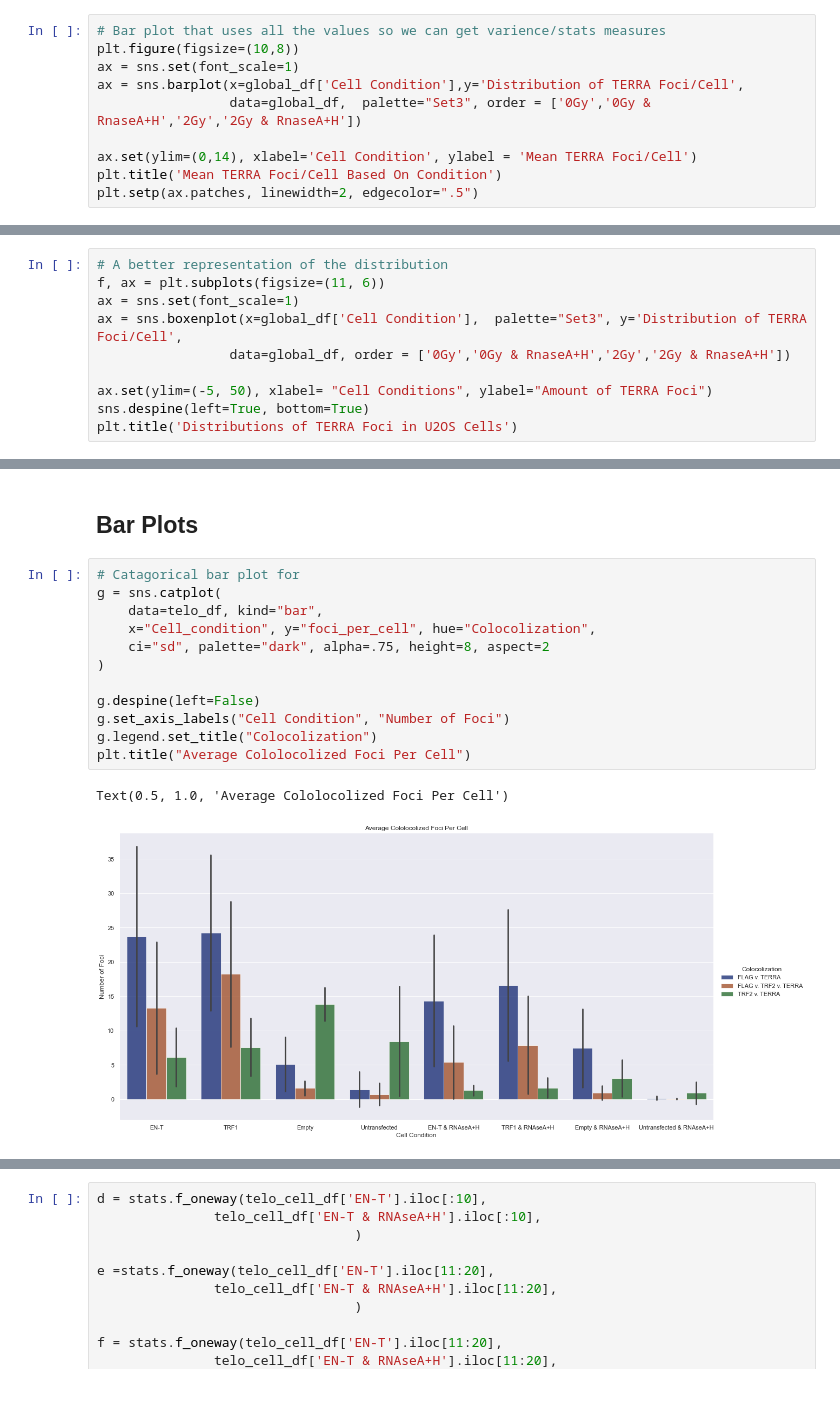
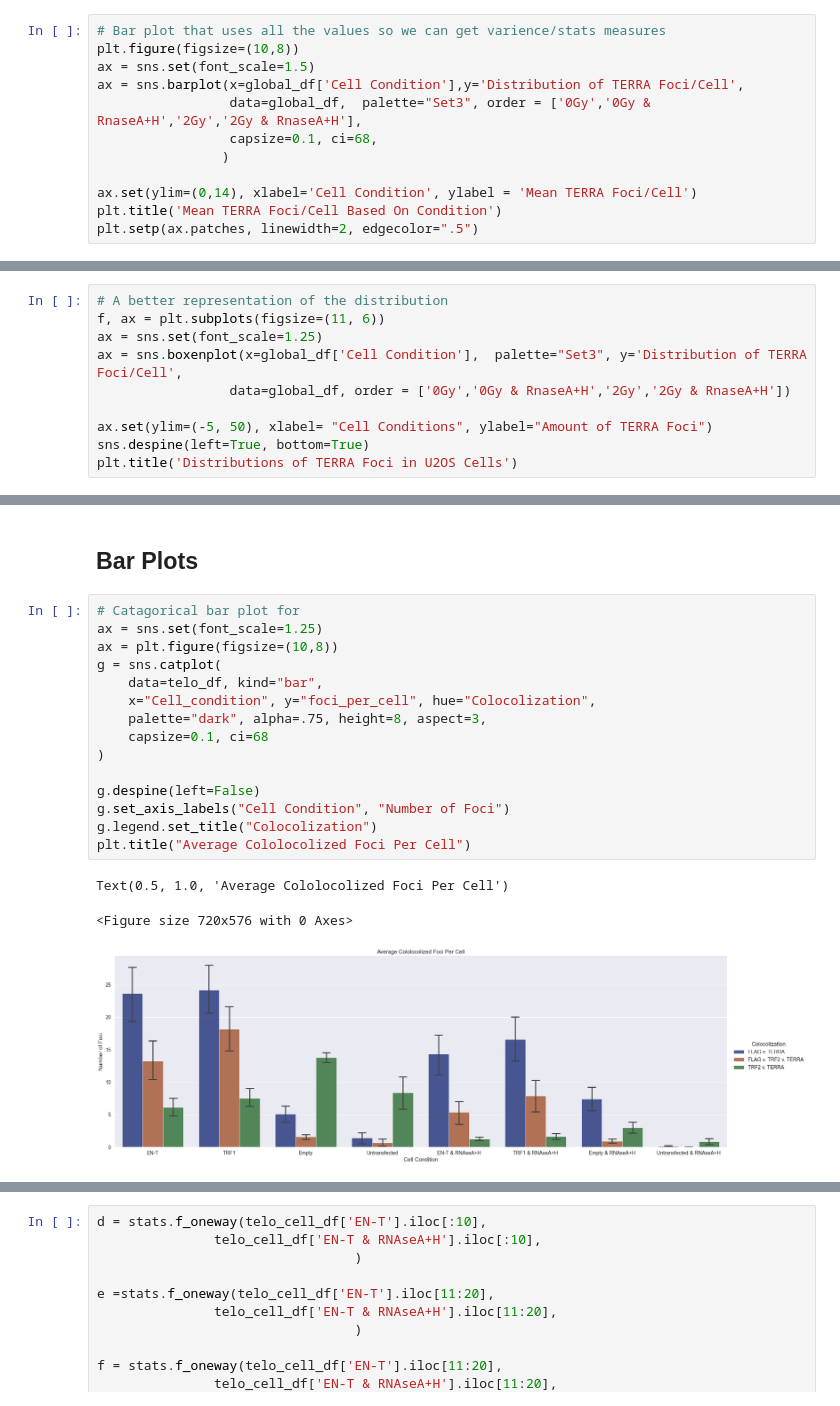
Before and after one commit to aidan-lew/TERRA_DSB, a Jupyter notebook: refined_terra_dsb.ipynb, the cells around one changed output, grey strips where cells are left out. Drawn from its saved outputs; the diff is of its cells as text.

```diff
--- a/refined_terra_dsb.ipynb
+++ b/refined_terra_dsb.ipynb
@@ -188,9 +188,11 @@ g2_df.head(6)
 # %%
 # Bar plot that uses all the values so we can get varience/stats measures
 plt.figure(figsize=(10,8))
-ax = sns.set(font_scale=1)
+ax = sns.set(font_scale=1.5)
 ax = sns.barplot(x=global_df['Cell Condition'],y='Distribution of TERRA Foci/Cell',
-                 data=global_df,  palette="Set3", order = ['0Gy','0Gy & RnaseA+H','2Gy','2Gy & RnaseA+H'])
+                 data=global_df,  palette="Set3", order = ['0Gy','0Gy & RnaseA+H','2Gy','2Gy & RnaseA+H'],
+                 capsize=0.1, ci=68,
+                )
 
 ax.set(ylim=(0,14), xlabel='Cell Condition', ylabel = 'Mean TERRA Foci/Cell')
 plt.title('Mean TERRA Foci/Cell Based On Condition')
@@ -264,7 +266,7 @@ print(global_tukey)
 # %%
 # A better representation of the distribution
 f, ax = plt.subplots(figsize=(11, 6))
-ax = sns.set(font_scale=1)
+ax = sns.set(font_scale=1.25)
 ax = sns.boxenplot(x=global_df['Cell Condition'],  palette="Set3", y='Distribution of TERRA Foci/Cell',
                  data=global_df, order = ['0Gy','0Gy & RnaseA+H','2Gy','2Gy & RnaseA+H'])
 
@@ -287,18 +289,22 @@ Text(0.5, 1.0, 'Distributions of TERRA Foci in U2OS Cells')
 ## Bar Plots
 # %%
 # Catagorical bar plot for
+ax = sns.set(font_scale=1.25)
+ax = plt.figure(figsize=(10,8))
 g = sns.catplot(
     data=telo_df, kind="bar",
     x="Cell_condition", y="foci_per_cell", hue="Colocolization",
-    ci="sd", palette="dark", alpha=.75, height=8, aspect=2
+    palette="dark", alpha=.75, height=8, aspect=3,
+    capsize=0.1, ci=68
 )
 
 g.despine(left=False)
 g.set_axis_labels("Cell Condition", "Number of Foci")
 g.legend.set_title("Colocolization")
 plt.title("Average Cololocolized Foci Per Cell")
 # %% [output]
 Text(0.5, 1.0, 'Average Cololocolized Foci Per Cell')
+<Figure size 720x576 with 0 Axes>
-[figure, old version]
+[figure, new version]
 # %%
 # Show that TERRA responds to DSB's from either EN-T and TRF1
```
Also changed, not shown: parts of 24 cells of this notebook.
